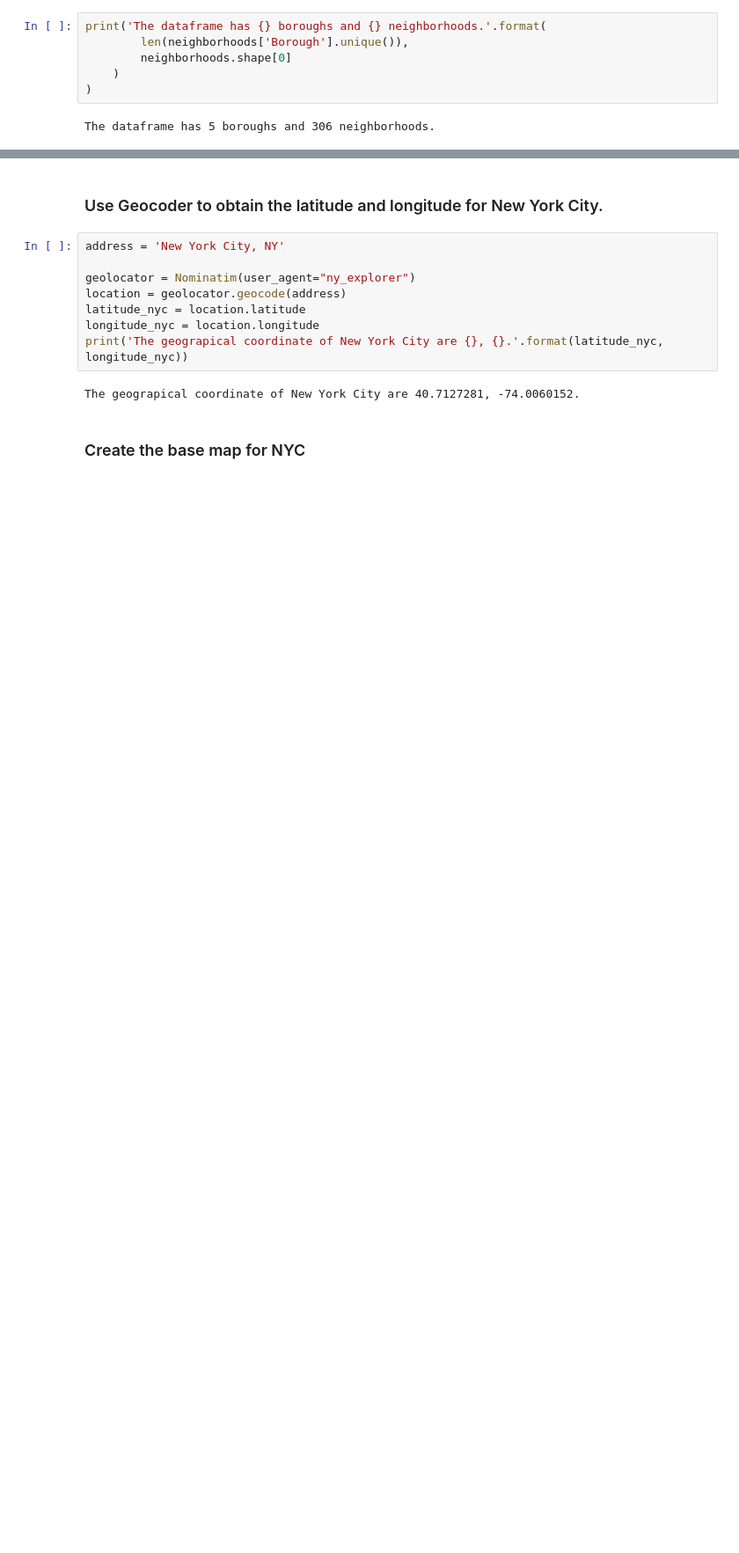
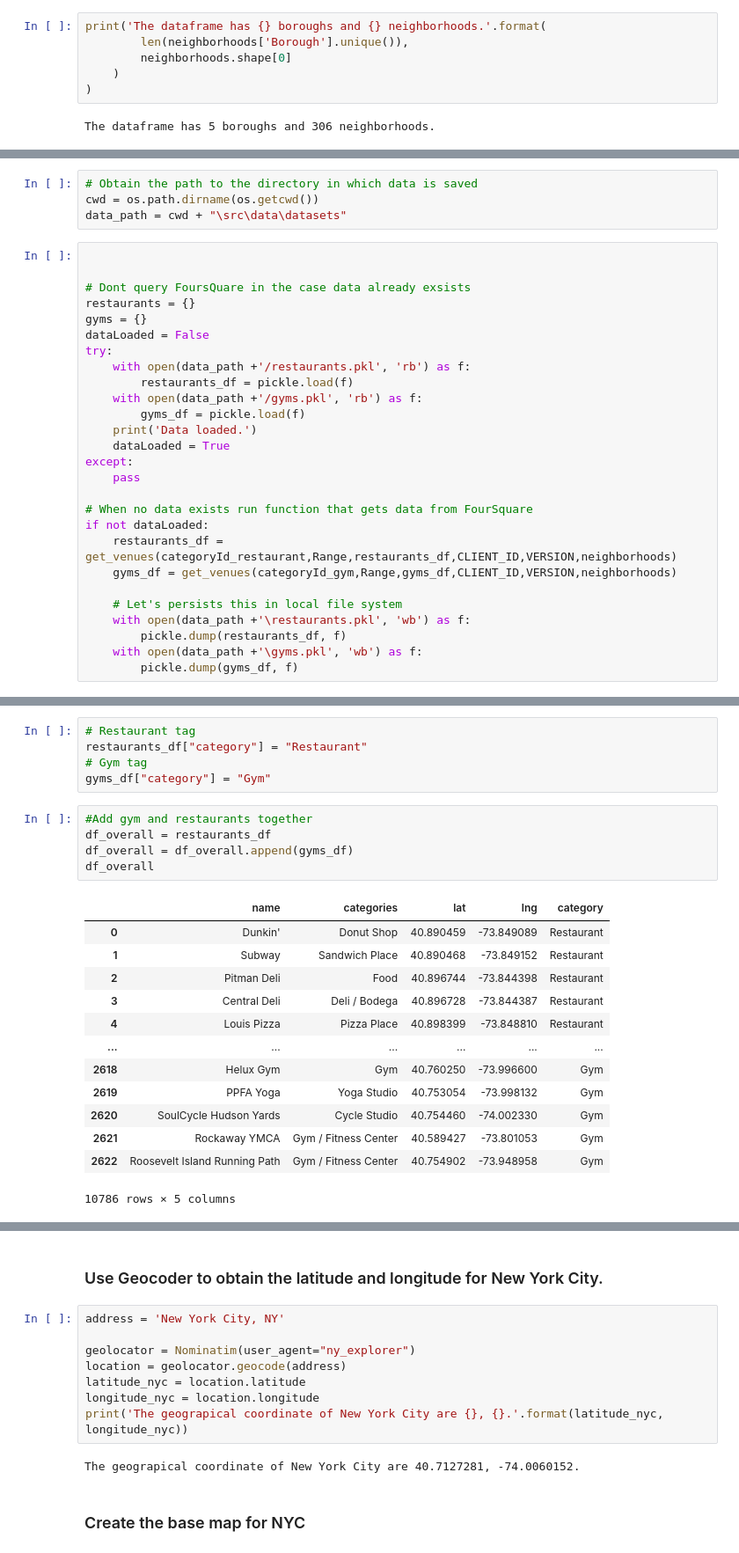
Before and after one commit to WouterDeBot/CapstoneBuildIBM, a Jupyter notebook: notebooks/Fit and Food- Coursera Capstone Project.ipynb, the cells around one changed output, grey strips where cells are left out. Shown at 88% size. Saved outputs shown, nothing was run; the diff lists cells and outputs as text; blank space fills up the shorter version.

Commit message:
Added data from notebook

```diff
--- a/notebooks/Fit and Food- Coursera Capstone Project.ipynb
+++ b/notebooks/Fit and Food- Coursera Capstone Project.ipynb
@@ -69,0 +256,31 @@ The dataframe has 5 boroughs and 306 neighborhoods.
+# %%
+# Obtain the path to the directory in which data is saved
+cwd = os.path.dirname(os.getcwd())
+data_path = cwd + "\src\data\datasets"
+# %%
+
+
+# Dont query FoursQuare in the case data already exsists
+restaurants = {}
+gyms = {}
+dataLoaded = False
+try:
+    with open(data_path +'/restaurants.pkl', 'rb') as f:
+        restaurants_df = pickle.load(f)
+    with open(data_path +'/gyms.pkl', 'rb') as f:
+        gyms_df = pickle.load(f)
+    print('Data loaded.')
+    dataLoaded = True
+except:
+    pass
+
+# When no data exists run function that gets data from FourSquare
+if not dataLoaded:
+    restaurants_df = get_venues(categoryId_restaurant,Range,restaurants_df,CLIENT_ID,VERSION,neighborhoods)
+    gyms_df = get_venues(categoryId_gym,Range,gyms_df,CLIENT_ID,VERSION,neighborhoods)
+
+    # Let's persists this in local file system
+    with open(data_path +'\restaurants.pkl', 'wb') as f:
+        pickle.dump(restaurants_df, f)
+    with open(data_path +'\gyms.pkl', 'wb') as f:
+        pickle.dump(gyms_df, f)
@@ -69,0 +293,24 @@ The dataframe has 5 boroughs and 306 neighborhoods.
+# %%
+# Restaurant tag
+restaurants_df["category"] = "Restaurant"
+# Gym tag
+gyms_df["category"] = "Gym"
+# %%
+#Add gym and restaurants together
+df_overall = restaurants_df
+df_overall = df_overall.append(gyms_df)
+df_overall
+# %% [output]
+|  | name | categories | lat | lng | category |
+| 0 | Dunkin' | Donut Shop | 40.890459 | -73.849089 | Restaurant |
+| 1 | Subway | Sandwich Place | 40.890468 | -73.849152 | Restaurant |
+| 2 | Pitman Deli | Food | 40.896744 | -73.844398 | Restaurant |
+| 3 | Central Deli | Deli / Bodega | 40.896728 | -73.844387 | Restaurant |
+| 4 | Louis Pizza | Pizza Place | 40.898399 | -73.848810 | Restaurant |
+| ... | ... | ... | ... | ... | ... |
+| 2618 | Helux Gym | Gym | 40.760250 | -73.996600 | Gym |
+| 2619 | PPFA Yoga | Yoga Studio | 40.753054 | -73.998132 | Gym |
+| 2620 | SoulCycle Hudson Yards | Cycle Studio | 40.754460 | -74.002330 | Gym |
+| 2621 | Rockaway YMCA | Gym / Fitness Center | 40.589427 | -73.801053 | Gym |
+| 2622 | Roosevelt Island Running Path | Gym / Fitness Center | 40.754902 | -73.948958 | Gym |
+10786 rows × 5 columns
```
Also changed, not shown: parts of 55 cells of this notebook, 2 other files.
